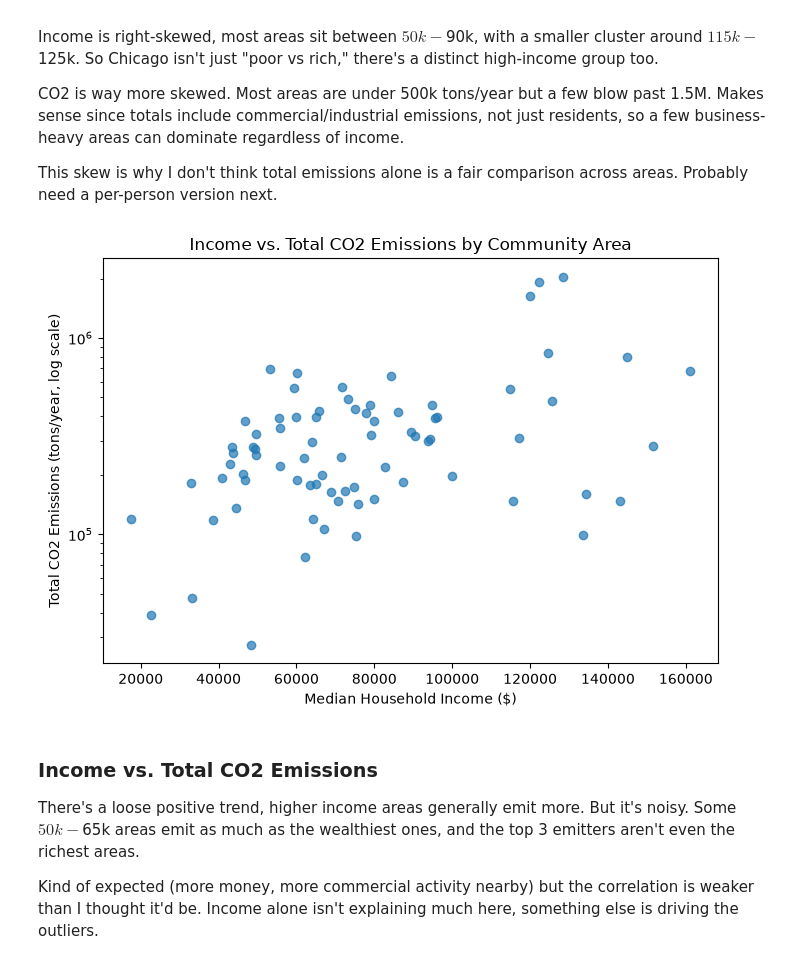
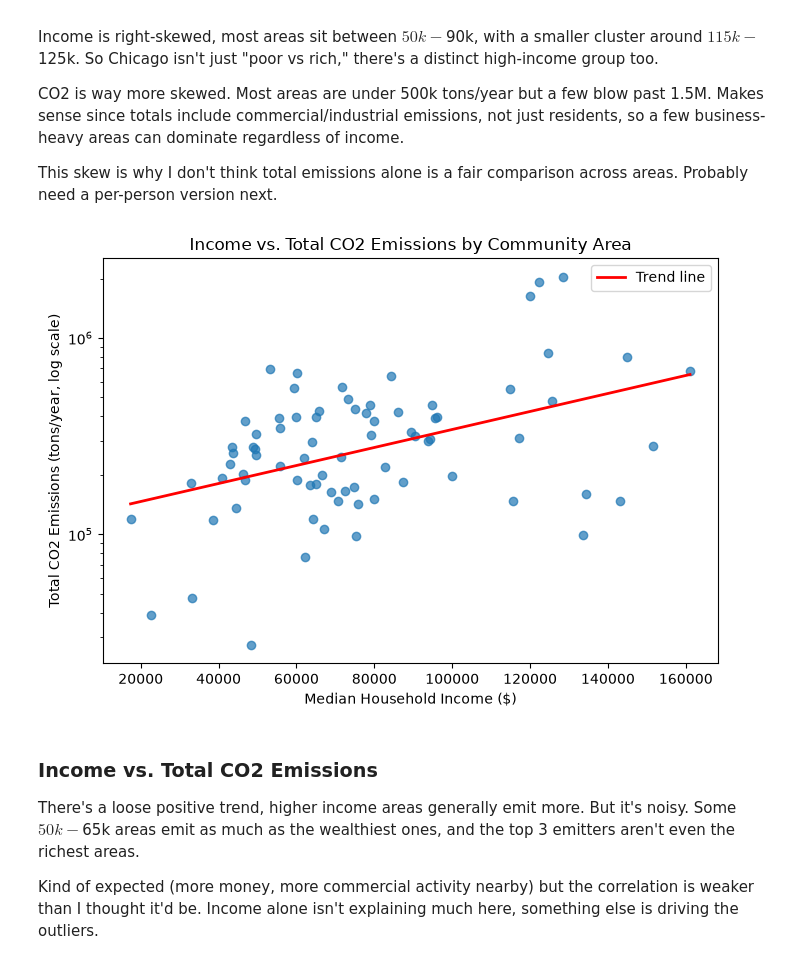
Before and after one commit to doctorplatypus/Socioeconomic-Health-Disparities, a Jupyter notebook: Ani_Data.ipynb, the cells around one changed output. Drawn from its saved outputs; the diff is of its cells as text; code cells hidden in the pictures.

```diff
--- a/Ani_Data.ipynb
+++ b/Ani_Data.ipynb
@@ -127,16 +131,30 @@ CO2 is way more skewed. Most areas are under 500k tons/year but a few blow past
 
 This skew is why I don't think total emissions alone is a fair comparison across areas. Probably need a per-person version next.
 # %%
+import numpy as np
+
 fig, ax = plt.subplots(figsize=(7, 5))
 ax.scatter(merged["median_household_income"], merged["total_co2"], alpha=0.7)
 ax.set_yscale("log")
+
+# trend line (fit on log-transformed y since it's log scale)
+x = merged["median_household_income"]
+y = np.log10(merged["total_co2"])
+z = np.polyfit(x, y, 1)
+x_line = np.linspace(x.min(), x.max(), 100)
+y_line = 10 ** np.polyval(z, x_line)
+ax.plot(x_line, y_line, color="red", linewidth=2, label="Trend line")
+
 ax.set_xlabel("Median Household Income ($)")
 ax.set_ylabel("Total CO2 Emissions (tons/year, log scale)")
 ax.set_title("Income vs. Total CO2 Emissions by Community Area")
+ax.legend()
 plt.tight_layout()
+
 plt.show()
+merged["co2_per_capita"] = merged["total_co2"] / merged["POP"]
 # %% [output]
-[figure, old version]
+[figure, new version]
 # %% [markdown]
 ### Income vs. Total CO2 Emissions
 
```
Also changed, not shown: parts of 4 cells of this notebook.
